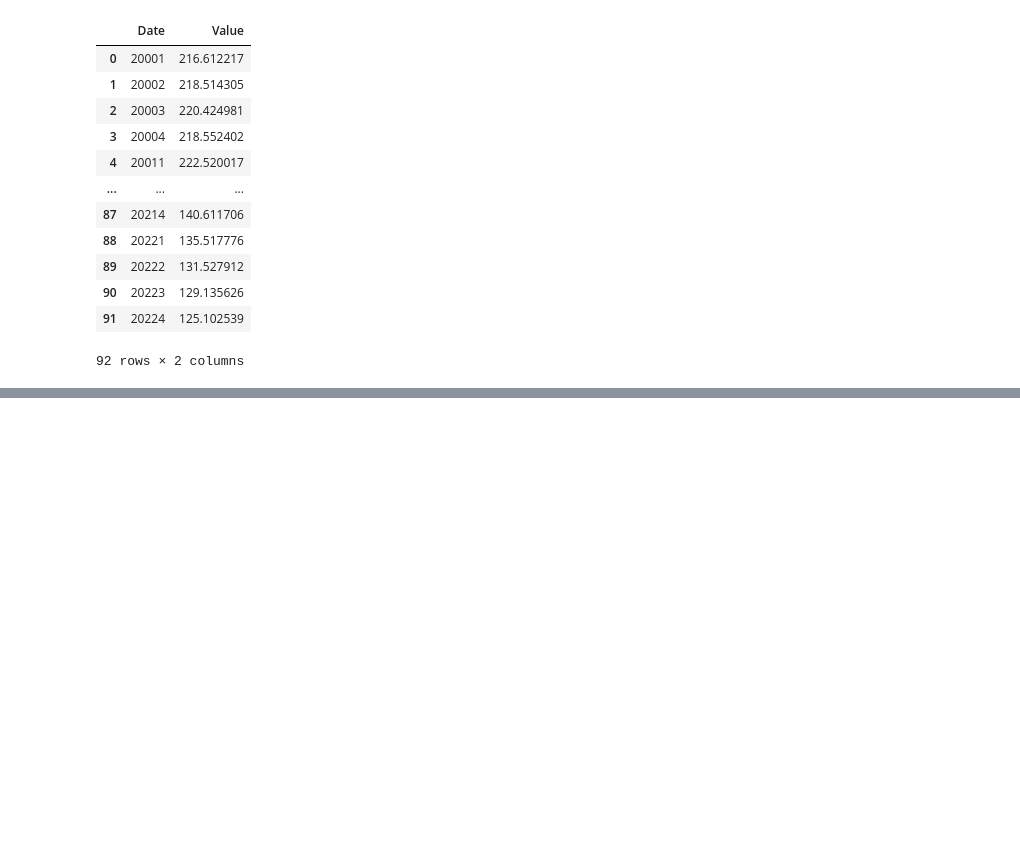
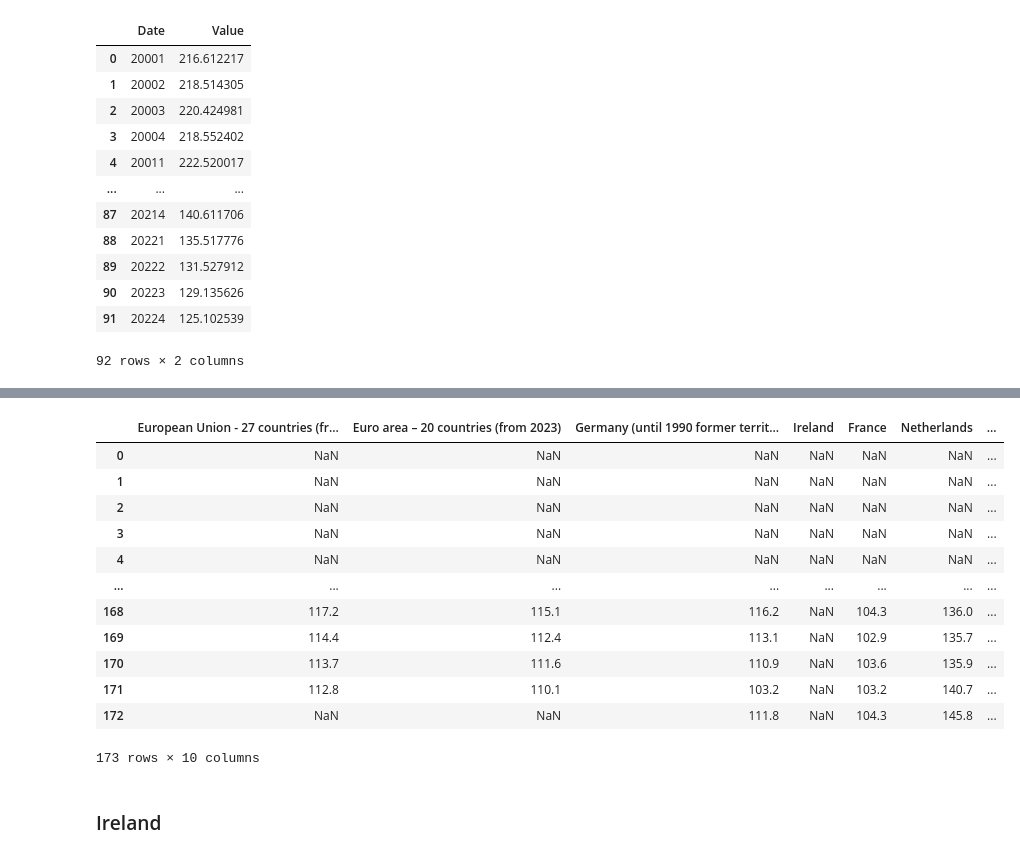
Before and after one commit to sbs23038/SBS23038_CA2, a Jupyter notebook: SBS23038_CA2.ipynb, the cells around one changed output, grey strips where cells are left out. Saved outputs shown, nothing was run; the diff lists cells and outputs as text; code cells hidden in the pictures; blank space fills up the shorter version.

```diff
--- a/SBS23038_CA2.ipynb
+++ b/SBS23038_CA2.ipynb
@@ -138,0 +237,14 @@ ie_prod_df
+# %%
+empty_1 = []
+for x in range(0,len(empty)):
+    if empty[x][len(empty[x])-1] == '3':
+        empty_1.append(empty[x][0]+empty[x][1]+empty[x][2]+empty[x][3]+empty[x][4]+empty[x][5]+'1')
+    if empty[x][len(empty[x])-1] == '6':
+        empty_1.append(empty[x][0]+empty[x][1]+empty[x][2]+empty[x][3]+empty[x][4]+empty[x][5]+'2')
+    if empty[x][len(empty[x])-1] == '9':
+        empty_1.append(empty[x][0]+empty[x][1]+empty[x][2]+empty[x][3]+empty[x][4]+empty[x][5]+'3')
+    if empty[x][len(empty[x])-1] == '2':
+        empty_1.append(empty[x][0]+empty[x][1]+empty[x][2]+empty[x][3]+empty[x][4]+empty[x][5]+'4')
+# %%
+constr_prod_df['new_ind'] = empty_1
+constr_prod_df.head()
@@ -138,0 +259,7 @@ ie_prod_df
+# %%
+empty_2 = []
+for x in range(0,len(ie_prod_df)):
+    empty_2.append(ie_prod_df.Date[x][0]+ie_prod_df.Date[x][1]+ie_prod_df.Date[x][2]+ie_prod_df.Date[x][3]
+                   +'-'+'Q'+ie_prod_df.Date[x][4])
+# %%
+ie_prod_df['new_ind'] = empty_2
@@ -138,0 +285,18 @@ ie_prod_df
+# %%
+constr_prod_df.merge(ie_prod_df, on='new_ind', how='left')
+# %% [output]
+|  | European Union - 27 countries (fr... | Euro area – 20 countries (from 2023) | Germany (until 1990 former territ... | Ireland | France | Netherlands | ... |
+| 0 | NaN | NaN | NaN | NaN | NaN | NaN | ... |
+| 1 | NaN | NaN | NaN | NaN | NaN | NaN | ... |
+| 2 | NaN | NaN | NaN | NaN | NaN | NaN | ... |
+| 3 | NaN | NaN | NaN | NaN | NaN | NaN | ... |
+| 4 | NaN | NaN | NaN | NaN | NaN | NaN | ... |
+| ... | ... | ... | ... | ... | ... | ... | ... |
+| 168 | 117.2 | 115.1 | 116.2 | NaN | 104.3 | 136.0 | ... |
+| 169 | 114.4 | 112.4 | 113.1 | NaN | 102.9 | 135.7 | ... |
+| 170 | 113.7 | 111.6 | 110.9 | NaN | 103.6 | 135.9 | ... |
+| 171 | 112.8 | 110.1 | 103.2 | NaN | 103.2 | 140.7 | ... |
+| 172 | NaN | NaN | 111.8 | NaN | 104.3 | 145.8 | ... |
+173 rows × 10 columns
+# %% [markdown]
+### Ireland
```
Also changed, not shown: parts of 58 cells of this notebook.
